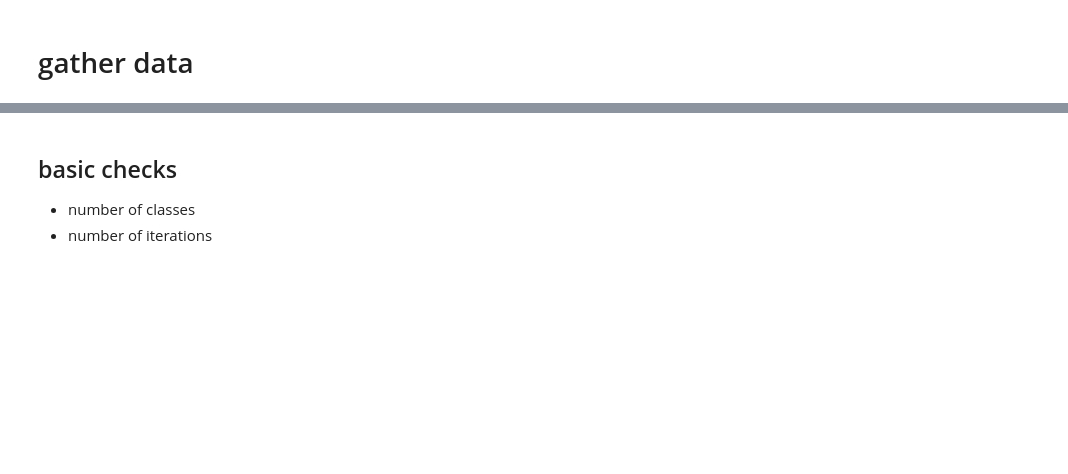
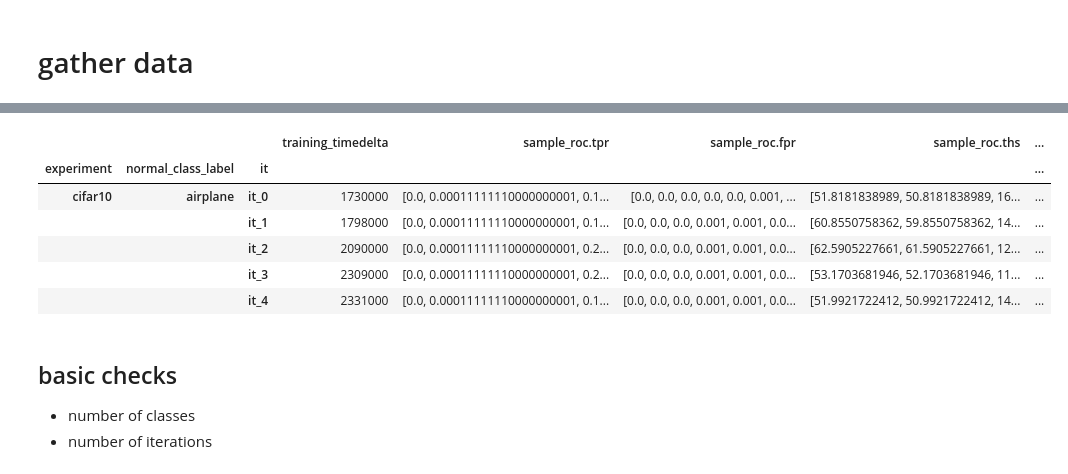
Before and after one commit to jpcbertoldo/fcdd, a Jupyter notebook: python/analyse/006-experiments-variability.ipynb, the cells around one changed output, grey strips where cells are left out. Drawn from its saved outputs; the diff is of its cells as text; code cells hidden in the pictures; blank space fills up the shorter version.

```diff
--- a/python/analyse/006-experiments-variability.ipynb
+++ b/python/analyse/006-experiments-variability.ipynb
@@ -288,15 +302,0 @@ dfs['fmnist']
-# %%
-# df = DataFrame
-drop_columns = ["dir", "roc_json_path", "normal_class"]
-dfs = {
-    experiment: pd.DataFrame.from_records(data=rec).T \
-                    .drop(columns=drop_columns) \
-                    .reset_index() \
-                    .drop(columns=["index", "key"]) #\
-                    .set_index(["normal_class_label", "it"])
-    for experiment, rec in records.items()
-}
-
-for exp, df in dfs.items():
-    print(exp)
-    df.head(2)
@@ -313,0 +311,68 @@ df.index
+# %%
+DF_FPATH = Path("data") / "006-experiments-variability.df.json"
+DF_INDEXNAMES_FPATH = DF_FPATH.parent / f"{DF_FPATH.stem}.index-names.json"
+# %%
+import pandas as pd
+
+try:
+    print("loading df")
+    # pandas cannot reload multindex properly
+    # src: https://stackoverflow.com/a/55474405/9582881
+    df = pd.read_json(DF_FPATH).set_index(pd.read_json(DF_INDEXNAMES_FPATH)[0].values.tolist())
+
+except:
+    print("couldn't find df, recomputing")
+    # variable
+    records = {
+
+        # ssup = semi-supervised
+        "mvtec-ssup": get_all_experiments_data(
+            path=Path("data/results-report-rc2021/mvtec/supervised_merged"),
+            dataset="mvtec"
+        ),
+
+        # unsup = unsupervised
+        "mvtec-unsup": get_all_experiments_data(
+            path=Path("data/results-report-rc2021/mvtec/unsupervised_merged"),
+            dataset="mvtec"
+        ),
+
+        "fmnist": get_all_experiments_data(
+            path=Path("data/results-report-rc2021/fmnist/OE-CIFAR100/fcdd_20211220193450_fmnist_"),
+            dataset="fmnist"
+        ),
+
+        "cifar10": get_all_experiments_data(
+            path=Path("data/results-report-rc2021/cifar10/fcdd_20211221161549_cifar10_"),
+            dataset="cifar10"
+        ),
+    }
+
+    # df = DataFrame
+    drop_columns = ["dir", "roc_json_path", "normal_class"]
+    dfs = {
+        experiment: pd.DataFrame.from_records(data=rec).T \
+                        .drop(columns=drop_columns) \
+                        .reset_index() \
+                        .drop(columns=["index", "key"]) #\
+                        .set_index(["normal_class_label", "it"])
+        for experiment, rec in records.items()
+    }
+
+    exp_keys = sorted(dfs)
+
+    df = pd.concat(
+        objs=[dfs[k] for k in exp_keys],
+        axis=0,
+        keys=exp_keys,
+    )
+    df.index = df.index.rename(names="experiment", level=0)
+
+    print("saving df")
+    # pandas cannot reload multindex properly
+    # src: https://stackoverflow.com/a/55474405/9582881
+    pd.DataFrame(df.index.names).to_json(DF_INDEXNAMES_FPATH)
+    df.reset_index().to_json(DF_FPATH)
+
+df.head()
+# %% [output]
@@ -314,3 +380,10 @@ df.index
+|  |  |  | training_timedelta | sample_roc.tpr | sample_roc.fpr | sample_roc.ths | ... |
+| experiment | normal_class_label | it |  |  |  |  | ... |
+| cifar10 | airplane | it_0 | 1730000 | [0.0, 0.00011111110000000001, 0.1... | [0.0, 0.0, 0.0, 0.0, 0.0, 0.001, ... | [51.8181838989, 50.8181838989, 16... | ... |
+|  |  | it_1 | 1798000 | [0.0, 0.00011111110000000001, 0.1... | [0.0, 0.0, 0.0, 0.001, 0.001, 0.0... | [60.8550758362, 59.8550758362, 14... | ... |
+|  |  | it_2 | 2090000 | [0.0, 0.00011111110000000001, 0.2... | [0.0, 0.0, 0.0, 0.001, 0.001, 0.0... | [62.5905227661, 61.5905227661, 12... | ... |
+|  |  | it_3 | 2309000 | [0.0, 0.00011111110000000001, 0.2... | [0.0, 0.0, 0.0, 0.001, 0.001, 0.0... | [53.1703681946, 52.1703681946, 11... | ... |
+|  |  | it_4 | 2331000 | [0.0, 0.00011111110000000001, 0.1... | [0.0, 0.0, 0.0, 0.001, 0.001, 0.0... | [51.9921722412, 50.9921722412, 14... | ... |
 # %% [markdown]
 ## basic checks
 
```
Also changed, not shown: parts of 20 cells of this notebook, 7 other files.
